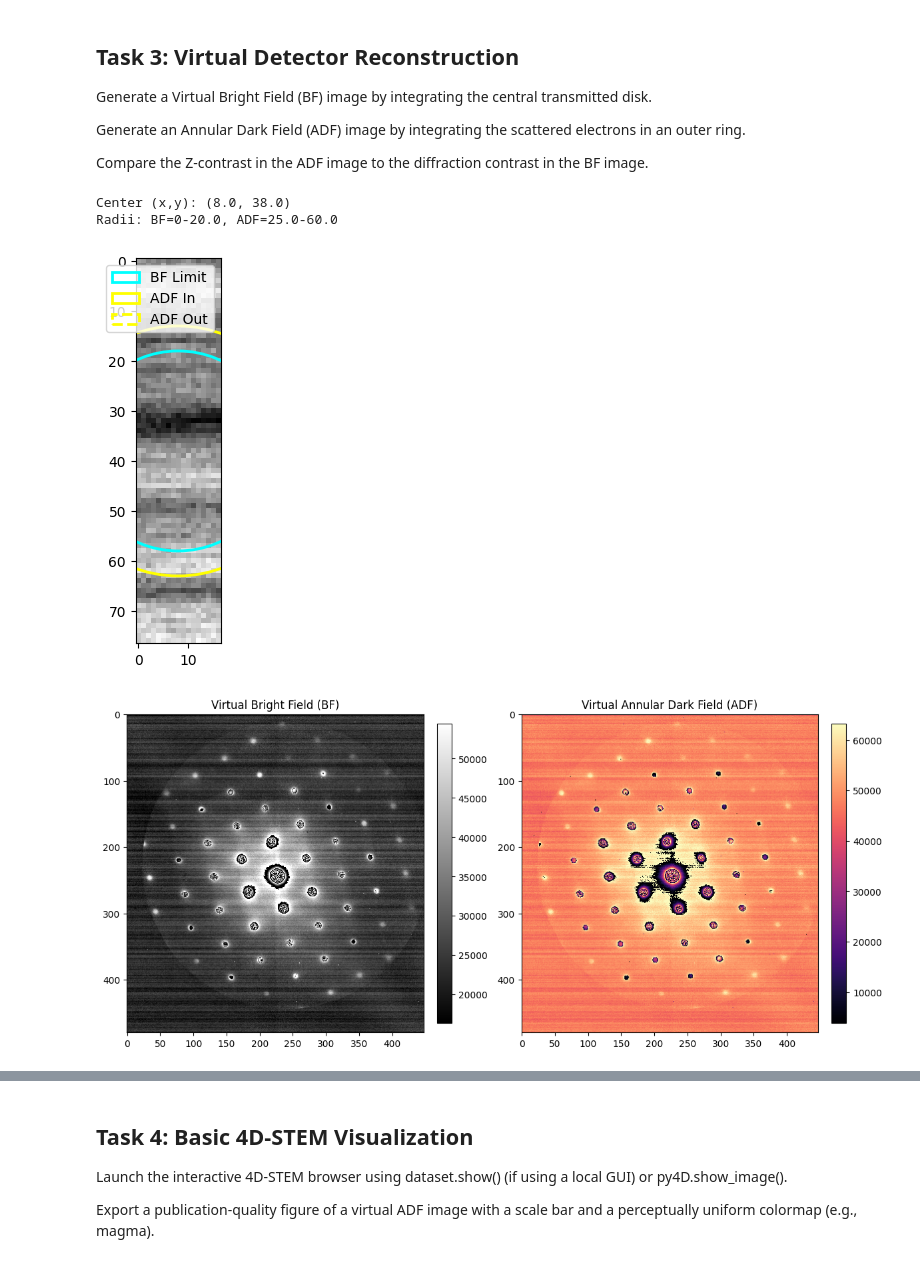
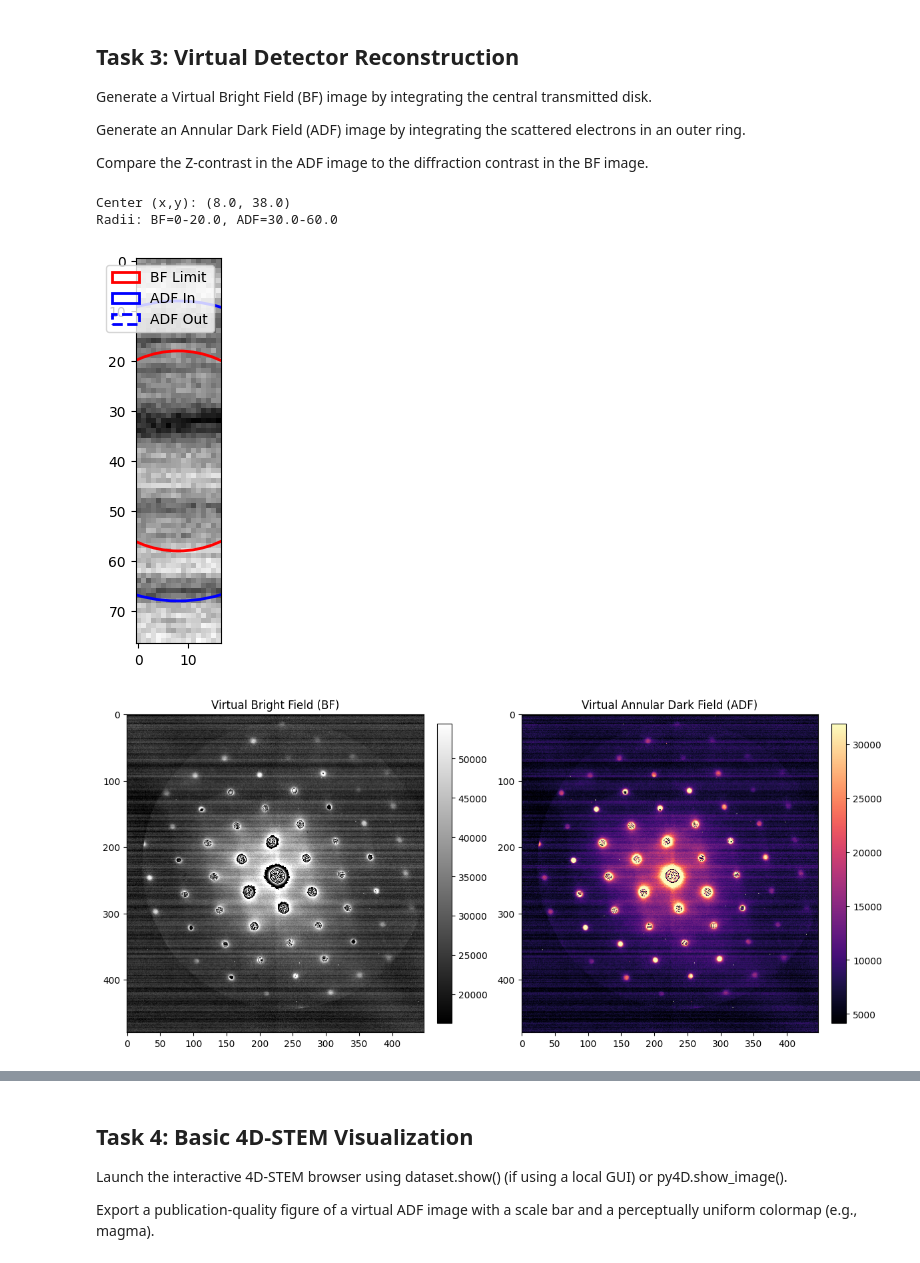
Before and after one commit to ywang-67/MATSCI465_Yangming_Wang, a Jupyter notebook: Week_02/assignments/assignment_02_setup.ipynb, the cells around one changed output, grey strips where cells are left out. Drawn from its saved outputs; the diff is of its cells as text; code cells hidden in the pictures.

```diff
--- a/Week_02/assignments/assignment_02_setup.ipynb
+++ b/Week_02/assignments/assignment_02_setup.ipynb
@@ -260,89 +258,70 @@ Generate an Annular Dark Field (ADF) image by integrating the scattered electron
 
 Compare the Z-contrast in the ADF image to the diffraction contrast in the BF image.
 # %%
-# --- Task 3: Virtual Detector Reconstruction (Robust Version) ---
 import numpy as np
 import matplotlib.pyplot as plt
 from matplotlib.patches import Circle
 
-# 1. Calculate Mean Diffraction Pattern to find the static center
-# This is more robust than per-pixel shifts for basic visualization
 data4d = dataset.data
 R_Nx, R_Ny = dataset.Rshape
 Q_Ny, Q_Nx = dataset.Qshape
 dp_mean = data4d.reshape(-1, Q_Ny, Q_Nx).mean(axis=0)
 
-# Simple Center of Mass of the Mean DP
 y_grid, x_grid = np.indices((Q_Ny, Q_Nx))
 total_intensity = dp_mean.sum()
 center_x = (x_grid * dp_mean).sum() / total_intensity
 center_y = (y_grid * dp_mean).sum() / total_intensity
 
-# 2. Define Radii
-# Adjust these based on the visual output if needed
-r_probe = 20.0  # Approx radius of the central bright disk
-r_bf = 20.0     # BF: Integrate INSIDE the disk
-r_adf_in = 25.0 # ADF: Start OUTSIDE the disk (gap of 5px)
-r_adf_out = 60.0 # ADF: End further out to capture more signal
+# Define Radii
+r_probe = 20.0
+r_bf = 20.0
+r_adf_in = 30.0
+r_adf_out = 60.0
 
 print(f"Center (x,y): ({center_x:.1f}, {center_y:.1f})")
 print(f"Radii: BF=0-{r_bf}, ADF={r_adf_in}-{r_adf_out}")
 
-# 3. Diagnostic Plot: Check alignment
 fig, ax = plt.subplots(figsize=(5, 5))
 ax.imshow(np.log(dp_mean + 1), cmap='gray') # Log scale to see weak spots
-ax.add_patch(Circle((center_x, center_y), r_bf, edgecolor='cyan', facecolor='none', lw=2, label='BF Limit'))
-ax.add_patch(Circle((center_x, center_y), r_adf_in, edgecolor='yellow', facecolor='none', lw=2, label='ADF In'))
-ax.add_patch(Circle((center_x, center_y), r_adf_out, edgecolor='yellow', facecolor='none', lw=2, linestyle='--', label='ADF Out'))
+ax.add_patch(Circle((center_x, center_y), r_bf, edgecolor='red', facecolor='none', lw=2, label='BF Limit'))
+ax.add_patch(Circle((center_x, center_y), r_adf_in, edgecolor='blue', facecolor='none', lw=2, label='ADF In'))
+ax.add_patch(Circle((center_x, center_y), r_adf_out, edgecolor='blue', facecolor='none', lw=2, linestyle='--', label='ADF Out'))
 ax.legend(loc='upper right')
 plt.show()
 
-# 4. Integrate Virtual Images (Static Mask)
-# Create distance map from the static center
 rr = np.sqrt((x_grid - center_x)**2 + (y_grid - center_y)**2)
 
-# Create masks
 mask_bf = rr <= r_bf
 mask_adf = (rr >= r_adf_in) & (rr <= r_adf_out)
 
-# Flatten and integrate
-# Reshape data to (N_scan_positions, Q_Ny, Q_Nx)
 dp_flat = data4d.reshape(R_Nx * R_Ny, Q_Ny, Q_Nx)
 
-# Summing using matrix multiplication is faster/cleaner for static masks
-# Flatten masks to 1D
 flat_mask_bf = mask_bf.flatten()
 flat_mask_adf = mask_adf.flatten()
 flat_dp = dp_flat.reshape(R_Nx * R_Ny, -1)
 
-# Integrate
 bf_vector = flat_dp @ flat_mask_bf
 adf_vector = flat_dp @ flat_mask_adf
 
-# Reshape to scan grid
 bf_image = bf_vector.reshape(R_Nx, R_Ny)
 adf_image = adf_vector.reshape(R_Nx, R_Ny)
 
-# 5. Plot with Robust Contrast (Percentiles)
-# This fixes the "black image" issue caused by hot pixels
 fig, axes = plt.subplots(1, 2, figsize=(12, 6))
 
-# BF Image
 vmin_bf, vmax_bf = np.percentile(bf_image, [1, 99])
 im0 = axes[0].imshow(bf_image, cmap='gray', vmin=vmin_bf, vmax=vmax_bf)
 axes[0].set_title("Virtual Bright Field (BF)")
 plt.colorbar(im0, ax=axes[0], fraction=0.046, pad=0.04)
 
-# ADF Image
 vmin_adf, vmax_adf = np.percentile(adf_image, [1, 99])
 im1 = axes[1].imshow(adf_image, cmap='magma', vmin=vmin_adf, vmax=vmax_adf)
 axes[1].set_title("Virtual Annular Dark Field (ADF)")
 plt.colorbar(im1, ax=axes[1], fraction=0.046, pad=0.04)
 
 plt.tight_layout()
 plt.show()
 # %% [output]
 Center (x,y): (8.0, 38.0)
-Radii: BF=0-20.0, ADF=25.0-60.0
+Radii: BF=0-20.0, ADF=30.0-60.0
-[figure, old version]
+[figure, new version]
-[figure, old version]
+[figure, new version]
```
Also changed, not shown: parts of 11 cells of this notebook.
